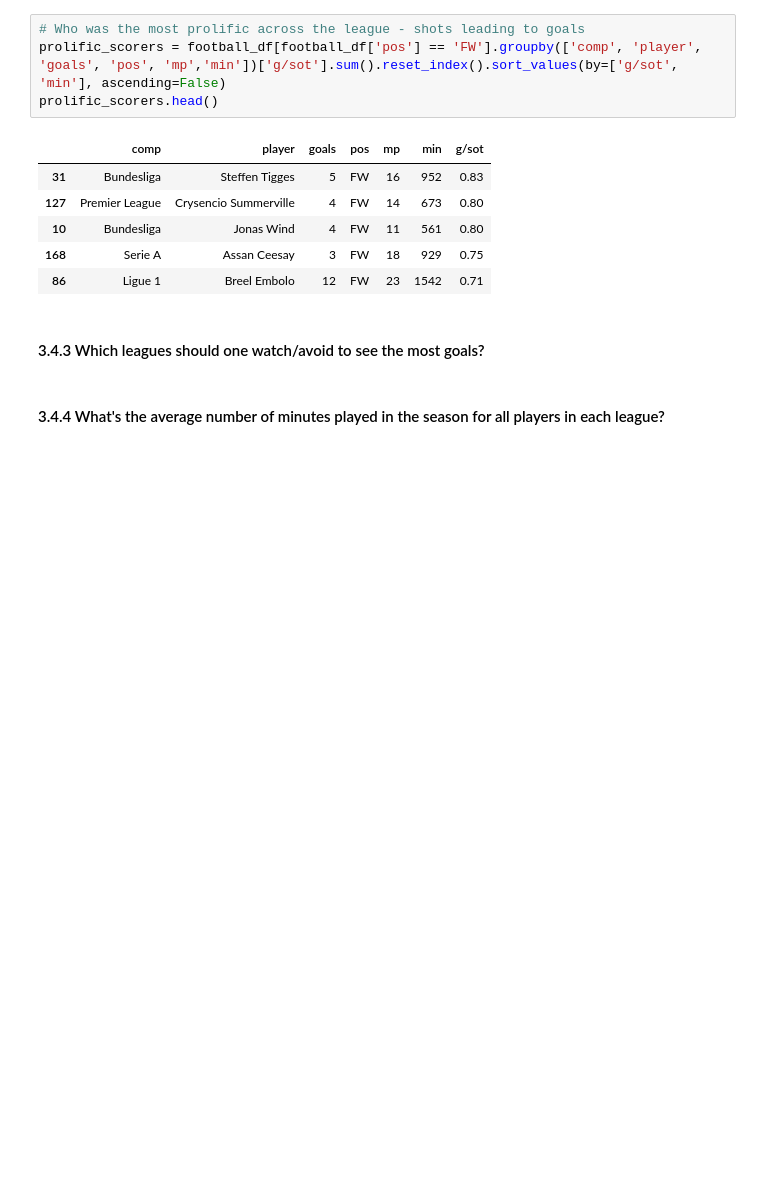
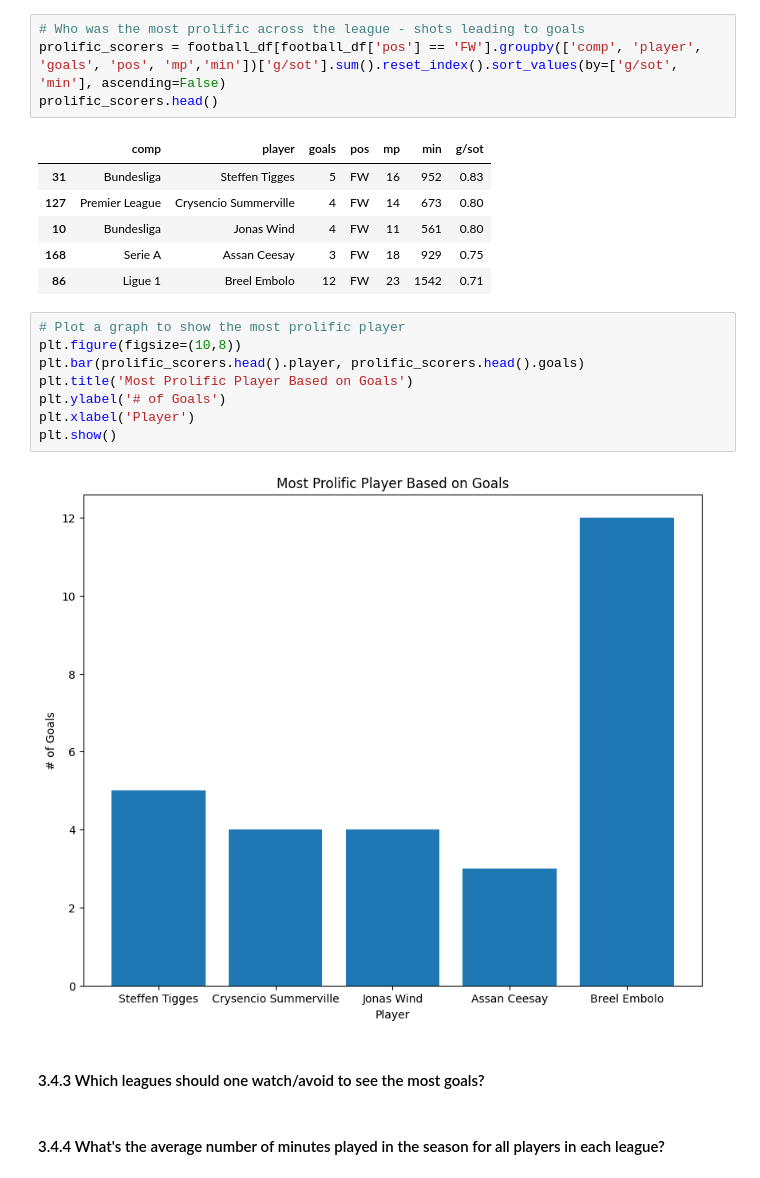
Before and after one commit to normanmunge/football-performance-analysis, a Jupyter notebook: football-performance-eda.ipynb, the cells around one changed output. Saved outputs shown, nothing was run; the diff lists cells and outputs as text; blank space fills up the shorter version.

```diff
--- a/football-performance-eda.ipynb
+++ b/football-performance-eda.ipynb
@@ -185,6 +203,16 @@ prolific_scorers.head()
 | 10 | Bundesliga | Jonas Wind | 4 | FW | 11 | 561 | 0.80 |
 | 168 | Serie A | Assan Ceesay | 3 | FW | 18 | 929 | 0.75 |
 | 86 | Ligue 1 | Breel Embolo | 12 | FW | 23 | 1542 | 0.71 |
+# %%
+# Plot a graph to show the most prolific player
+plt.figure(figsize=(10,8))
+plt.bar(prolific_scorers.head().player, prolific_scorers.head().goals)
+plt.title('Most Prolific Player Based on Goals')
+plt.ylabel('# of Goals')
+plt.xlabel('Player')
+plt.show()
+# %% [output]
+[figure, added]
 # %% [markdown]
 #### 3.4.3 Which leagues should one watch/avoid to see the most goals?
 # %% [markdown]
```
Also changed, not shown: parts of 3 cells of this notebook.
